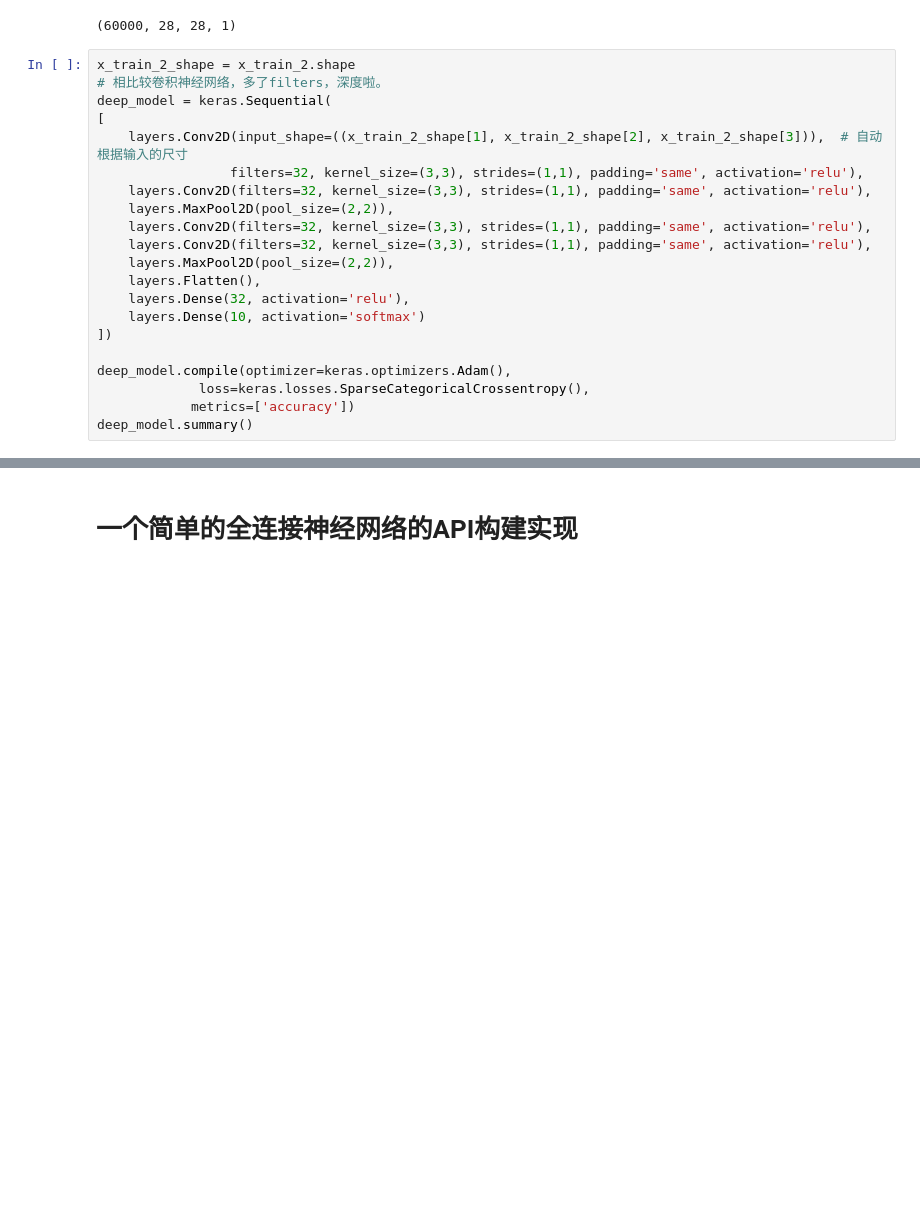
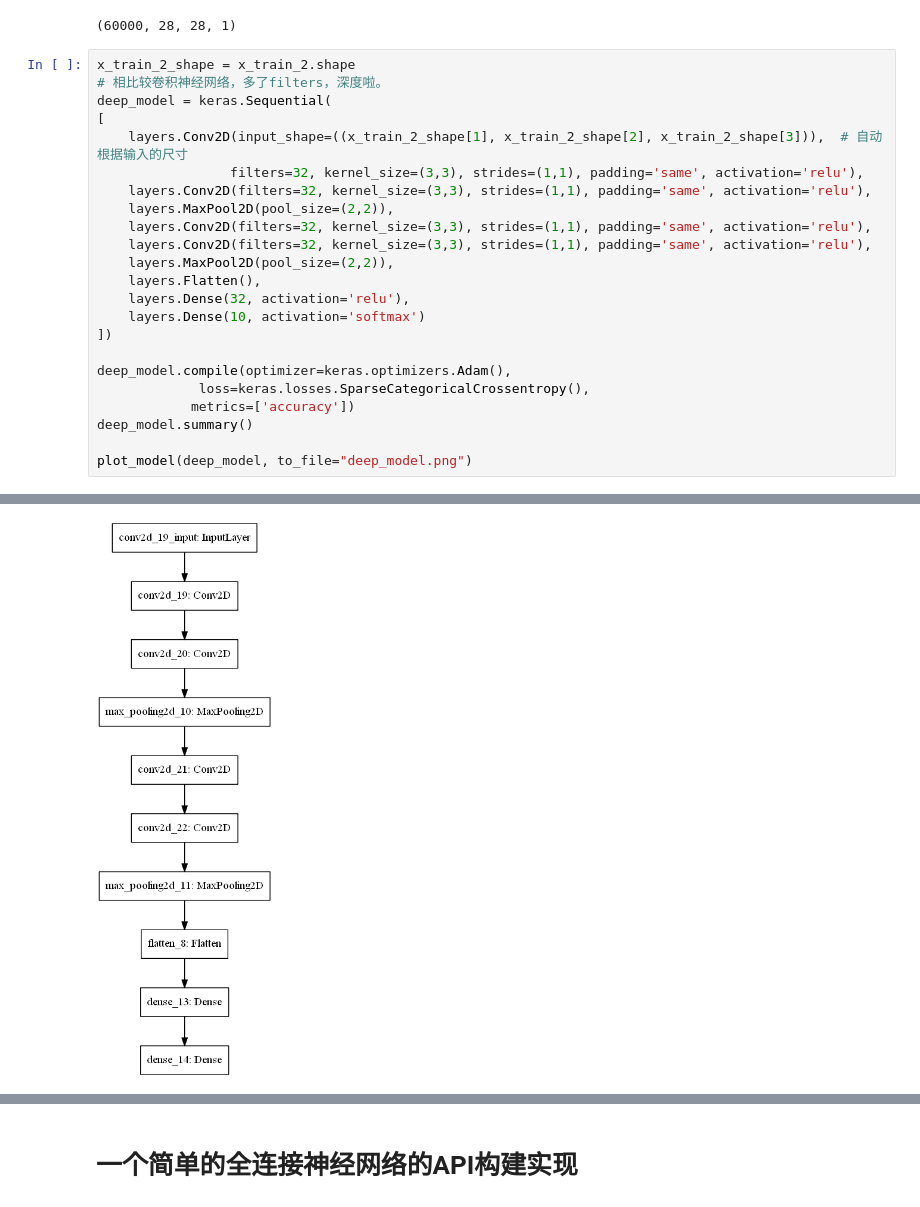
Before and after one commit to kerwinxu/python_algorithm, a Jupyter notebook: 机器学习/简单Tensorflow示例.ipynb, the cells around one changed output, grey strips where cells are left out. Cells and saved outputs as stored; diff of their text form; blank space fills up the shorter version.

```diff
--- a/机器学习/简单Tensorflow示例.ipynb
+++ b/机器学习/简单Tensorflow示例.ipynb
@@ -126,4 +127,6 @@ deep_model.compile(optimizer=keras.optimizers.Adam(),
              loss=keras.losses.SparseCategoricalCrossentropy(),
             metrics=['accuracy'])
 deep_model.summary()
+
+plot_model(deep_model, to_file="deep_model.png")
 # %% [output]
@@ -141,9 +144,10 @@ conv2d_12 (Conv2D)           (None, 14, 14, 32)        9248
 _________________________________________________________________
 ... (10 lines left out)
 Total params: 78,602
 Trainable params: 78,602
 Non-trainable params: 0
 _________________________________________________________________
+[figure, added]
 # %%
 # 训练并验证模型
 history = deep_model.fit(x_train_2, y_train, epochs=5,validation_split=0.1)      # 训练模型，epochs指的就是训练过程中数据将被“轮”多少次
```
Also changed, not shown: parts of 6 cells of this notebook, 2 other files.
